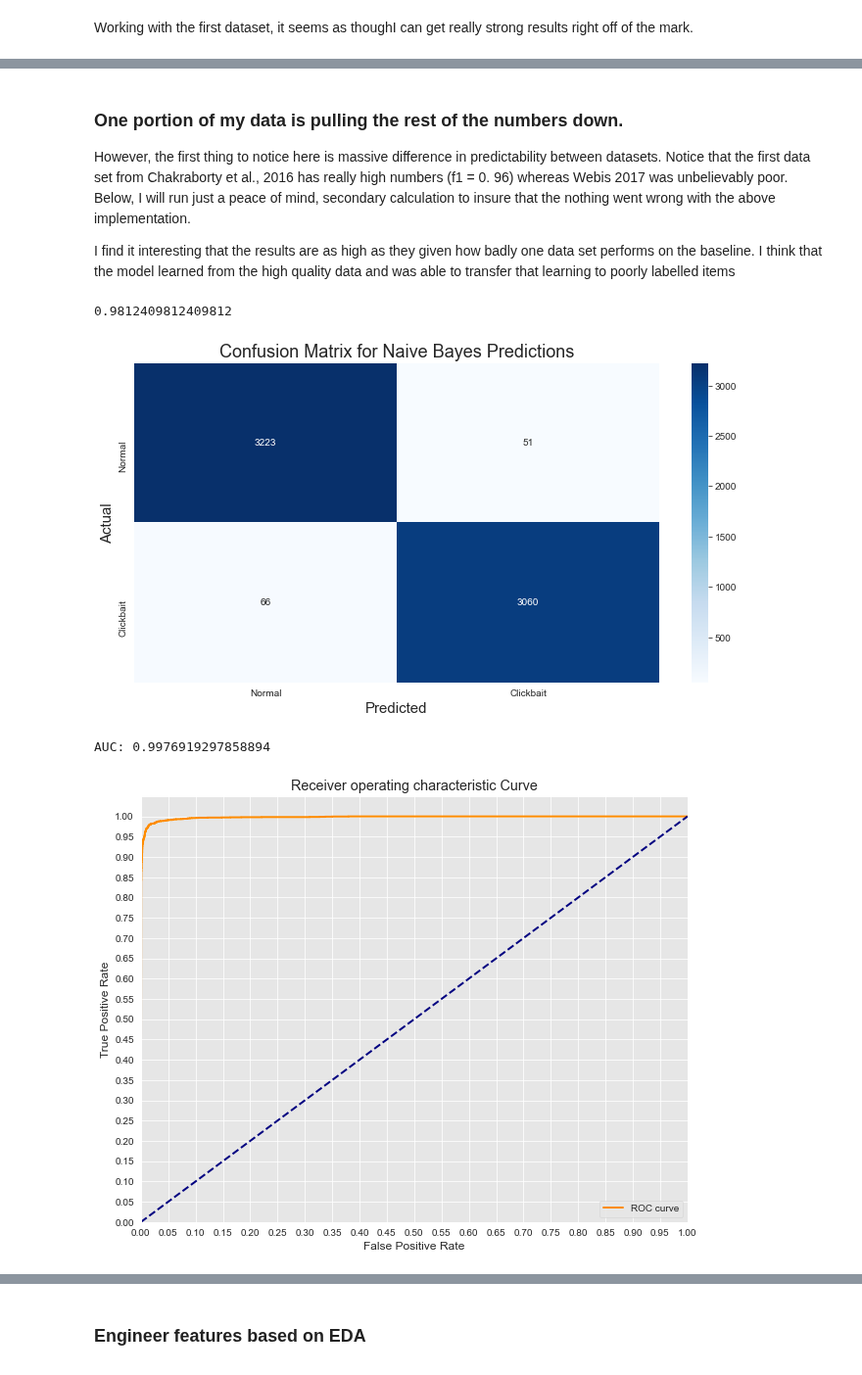
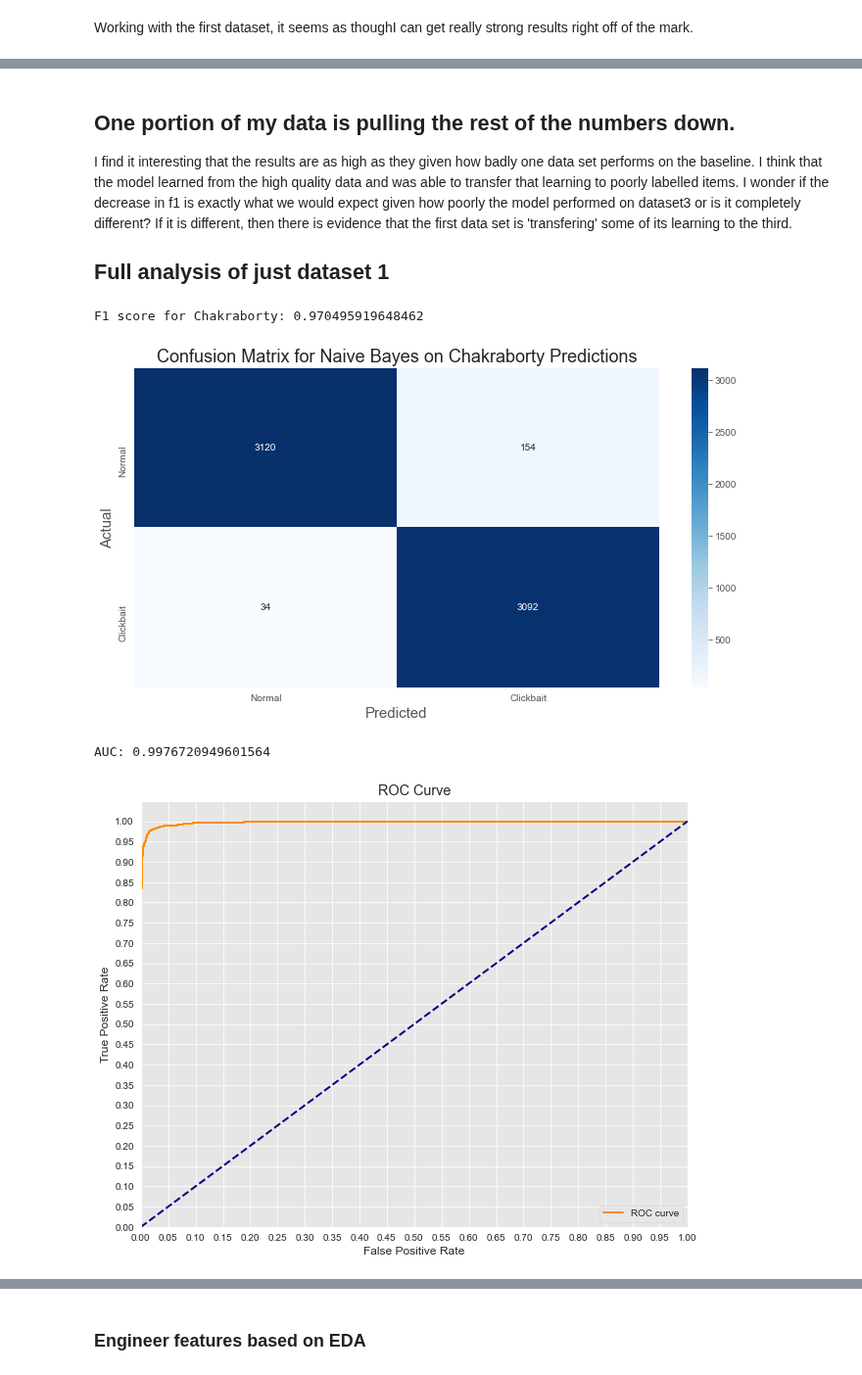
Before and after one commit to SlimHintz/bait-n-switch, a Jupyter notebook: bait-n-switch.ipynb, the cells around one changed output, grey strips where cells are left out. Shown at 98% size. Cells and saved outputs as stored; diff of their text form; code cells hidden in the pictures.

Commit message:
Checked for data leakage

```diff
--- a/bait-n-switch.ipynb
+++ b/bait-n-switch.ipynb
@@ -487,13 +519,14 @@ baseline.plot(kind='bar')
 # %% [markdown]
-### One portion of my data is pulling the rest of the numbers down.
+## One portion of my data is pulling the rest of the numbers down.
 
-However, the first thing to notice here is massive difference in predictability between datasets. Notice that the first data set from Chakraborty et al., 2016 has really high numbers (f1 = 0. 96) whereas Webis 2017 was unbelievably poor. Below, I will run just a peace of mind, secondary calculation to insure that the nothing went wrong with the above implementation.
+I find it interesting that the results are as high as they given how badly one data set performs on the baseline. I think that the model learned from the high quality data and was able to transfer that learning to poorly labelled items. I wonder if the decrease in f1 is exactly what we would expect given how poorly the model performed on dataset3 or is it completely different? If it is different, then there is evidence that the first data set is 'transfering' some of its learning to the third.
 
-I find it interesting that the results are as high as they given how badly one data set performs on the baseline. I think that the model learned from the high quality data and was able to transfer that learning to poorly labelled items
+
+## Full analysis of just dataset 1
 # %%
 tfidf = TfidfVectorizer(ngram_range=(1,3))
 X = df[df.dataset==1].title
-y = df[df.dataset==1].target
+y = df[df.dataset == 1].target
 X_train_bayes, X_test_bayes, y_train_bayes, y_test_bayes = train_test_split(X, y,
                                             test_size = 0.2,
                                                     random_state=42)
@@ -503,18 +536,18 @@ X_train_tfidf = tfidf.transform(X_train_bayes)
 X_test_tfidf = tfidf.transform(X_test_bayes)
 
 # Bayes
-bayes_clf = BernoulliNB(alpha=0.3, fit_prior=True)
+bayes_clf = MultinomialNB(alpha=0.3, fit_prior=True)
 
 bayes_clf.fit(X_train_tfidf, y_train_bayes)
 y_hat_bayes=bayes_clf.predict(X_test_tfidf)
 y_hat_train_bayes = bayes_clf.predict(X_train_tfidf)
-f1_score(y_test_bayes, y_hat_bayes)
+print(f"F1 score for Chakraborty: {f1_score(y_test_bayes, y_hat_bayes)}")
 # %% [output]
-0.9812409812409812
+F1 score for Chakraborty: 0.970495919648462
 # %%
-graph.plot_cmatrix(y_test_bayes, y_hat_bayes,model = 'Naive Bayes')
+graph.plot_cmatrix(y_test_bayes, y_hat_bayes,model = 'Naive Bayes on Chakraborty')
 graph.plot_roc_curve(y_test_bayes, bayes_clf.predict_proba(X_test_tfidf)[:,1])
 # %% [output]
-[figure, old version]
+[figure, new version]
-AUC: 0.9976919297858894
+AUC: 0.9976720949601564
-[figure, old version]
+[figure, new version]
```
Also changed, not shown: parts of 30 cells of this notebook, 6 other files.
